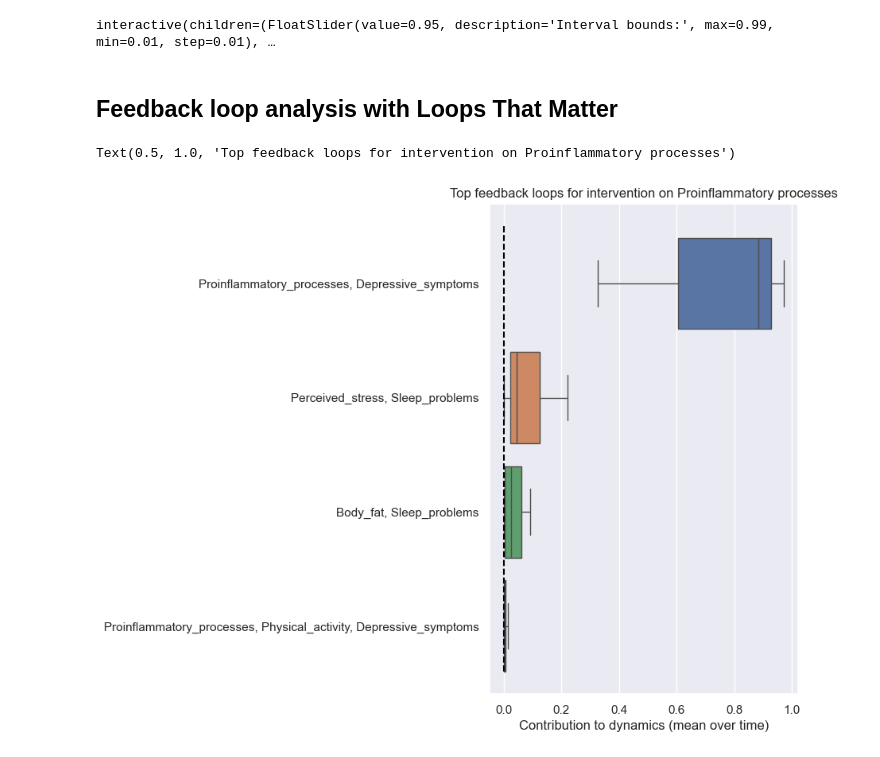
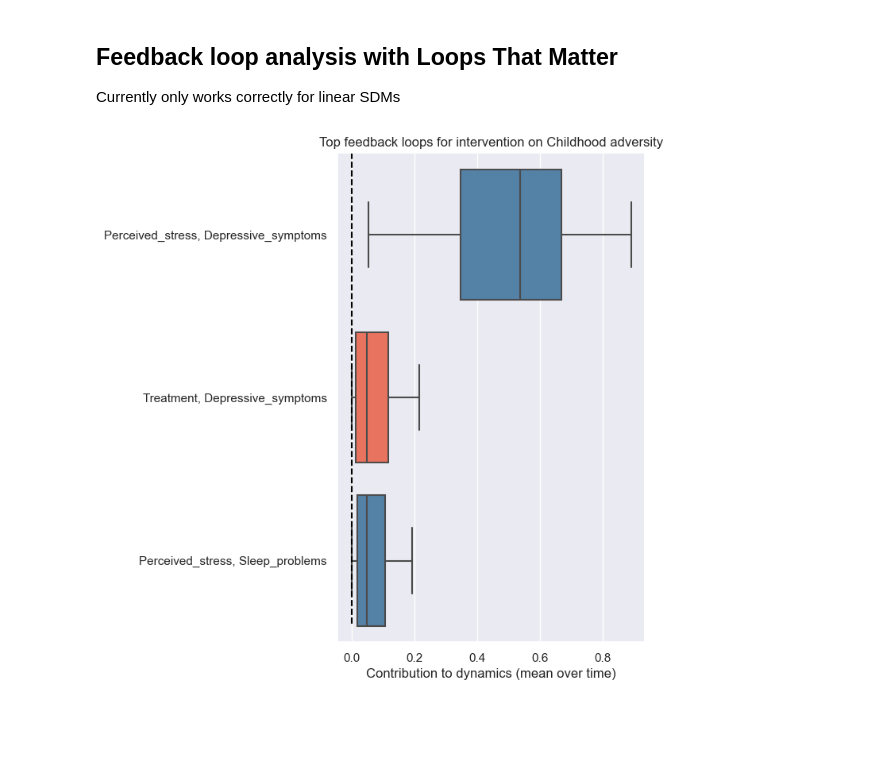
Before and after one commit to jerul/systemdynamics, a Jupyter notebook: Examples/Sleep.ipynb, the cells around one changed output. Drawn from its saved outputs; the diff is of its cells as text; code cells hidden in the pictures; blank space fills up the shorter version.

Commit message:
Interaction terms, updated feedback loop analysis, various other changes

```diff
--- a/Examples/Sleep.ipynb
+++ b/Examples/Sleep.ipynb
@@ -112,4 +102,9 @@ if s.save_results:
 # %%
+top = None  # Top factors to show
 intervention_effects = sdm.get_intervention_effects(df_sol_per_sample)
-plot_simulated_intervention_ranking(intervention_effects, s)
+plot_simulated_intervention_ranking(intervention_effects, s, top_plot=top)
+
+if s.save_results:
+    title = 'simulated_interventions_ranking_plots_per_individual_N' + str(s.N) + '.jpg'
+    plt.savefig(os.path.join("Results", curr_time + '_' + setting_name + "/" + title), format='jpg', dpi=300)
 # %% [output]
@@ -125,6 +111,0 @@ Intervention effect on var of interest Depressive_symptoms by:
-# %%
-# Comparisons between interventions
-interactive_plot = plot_simulated_interventions_compare(df_sol_per_sample, s)
-display(interactive_plot)
-# %% [output]
-interactive(children=(FloatSlider(value=0.95, description='Interval bounds:', max=0.99, min=0.01, step=0.01), …
@@ -131,50 +134,53 @@ interactive(children=(FloatSlider(value=0.95, description='Interval bounds:', ma
 # %% [markdown]
 ## Feedback loop analysis with Loops That Matter
+Currently only works correctly for linear SDMs
 # %%
+assert s.interaction_terms == False, "Interaction terms must be False for the feedback loop analysis."
 ### Combine the time values for the loop scores, either as the mean or the last value
-combine_loop_type = 'mean'  #'final'
-cut_off_importance = 0.01  # 0.005  # Select most important
-
-#for j, int_var in enumerate(s.intervention_variables):
-int_var = "Proinflammatory_processes"  # Select an intervention for which we will assess the feedback loop dominance
+combine_loop_type = 'mean'  #'final'  'mean'
+cut_off_importance = 0.09  # 0.005  # Select most important loops to plot
+int_var = top_vars_plot[0]  # Select an intervention for which we will assess the feedback loop dominance
 j = s.intervention_variables.index(int_var)
 
 ## Get the right loop scores for specific intervention
 linkscores_per_sample = []
 loopscores_per_sample = []
 loopscores_combined_per_sample = []
 for k in range(s.N):
     df_i = df_sol_per_sample[k][j]
     params = {target : {source : param_samples[int_var][target][source][k] for source in param_samples[int_var][target]} for target in param_samples[int_var]}
     linkscores = sdm.get_link_scores(df_i, params)
     loopscores, feedback_loops = sdm.get_loop_scores(linkscores)
     linkscores_per_sample += [linkscores]
     loopscores_per_sample += [loopscores]
 
     if combine_loop_type == "mean":
         loopscores_combined_over_time = {loop : np.mean(loopscores[loop]) for loop in loopscores}
     elif combine_loop_type == "final":
         loopscores_combined_over_time = {loop : loopscores[loop][-1] for loop in loopscores}
     else:
         raise ValueError("combine_loop_type must be either 'mean' or 'final'.")
 
     loopscores_combined_per_sample += [loopscores_combined_over_time]
 
 loopscores_combined_per_sample = {loop : [loopscores_combined_per_sample[k][loop] for k in range(s.N)] for loop in loopscores_combined_per_sample[0]}
 
-# Plot average or final loop importance over the time span
-fig = plt.figure(figsize=(5, 8))
-ax = fig.add_subplot(111)
 df_loops = pd.DataFrame(loopscores_combined_per_sample)
-
 df_loops = df_loops.loc[:, df_loops.mean().abs() > cut_off_importance]  # Plot only the most relevant loops
 df_loops = df_loops.reindex(columns=list(
-                    df_loops.median().sort_values(ascending=False).index))
-sns.boxplot(data=df_loops, showfliers=False, whis=True, orient='h')
-plt.vlines(x=0, ymin=-0.5, ymax=len(df_loops.columns) - 0.6, colors='black', linestyles='dashed')
-plt.xlabel("Contribution to dynamics (" + combine_loop_type + " over time)")
-plt.title("Top feedback loops for intervention on " + " ".join(int_var.split("_")))
+                    df_loops.abs().median().sort_values(ascending=False).index))
+
+palette_dict = {var : "#4682B4" for var in df_loops.columns}  # Blue for positive effects
+medians = df_loops.median()
+lower_than_zero_vars = medians.loc[medians < 0].index
+for var in lower_than_zero_vars:
+    palette_dict[var] = "#FF6347"  # Red for negative effects
+
+plot_feedback_loops_ranking(df_loops, int_var, combine_loop_type, palette_dict)
+
+if s.save_results:
+    title = 'feedback_loop_ranking_intervention_on_' + int_var +'_N_'+ str(s.N) + '.jpg'
+    plt.savefig(os.path.join("Results", curr_time + '_' + setting_name + "/" + title), format='jpg', dpi=300)
 # %% [output]
-Text(0.5, 1.0, 'Top feedback loops for intervention on Proinflammatory processes')
-[figure, old version]
+[figure, new version]
 # %%
```
Also changed, not shown: parts of 15 cells of this notebook, 23 other files.
